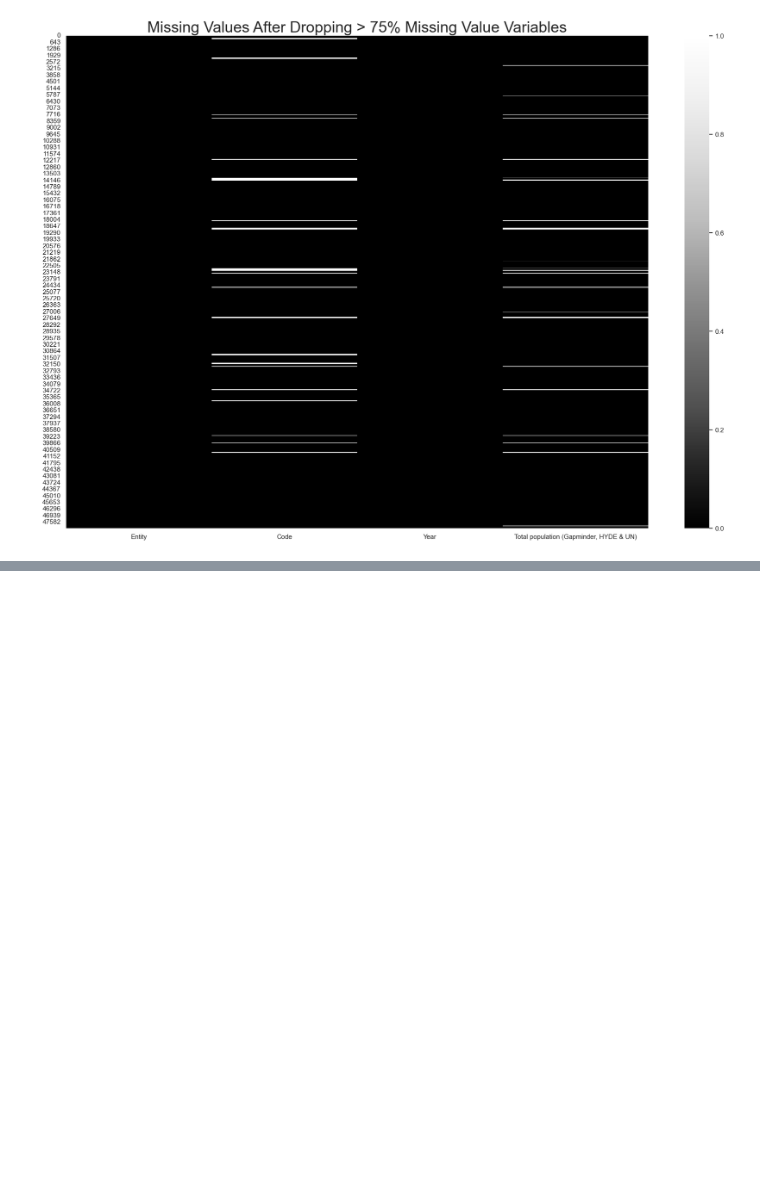
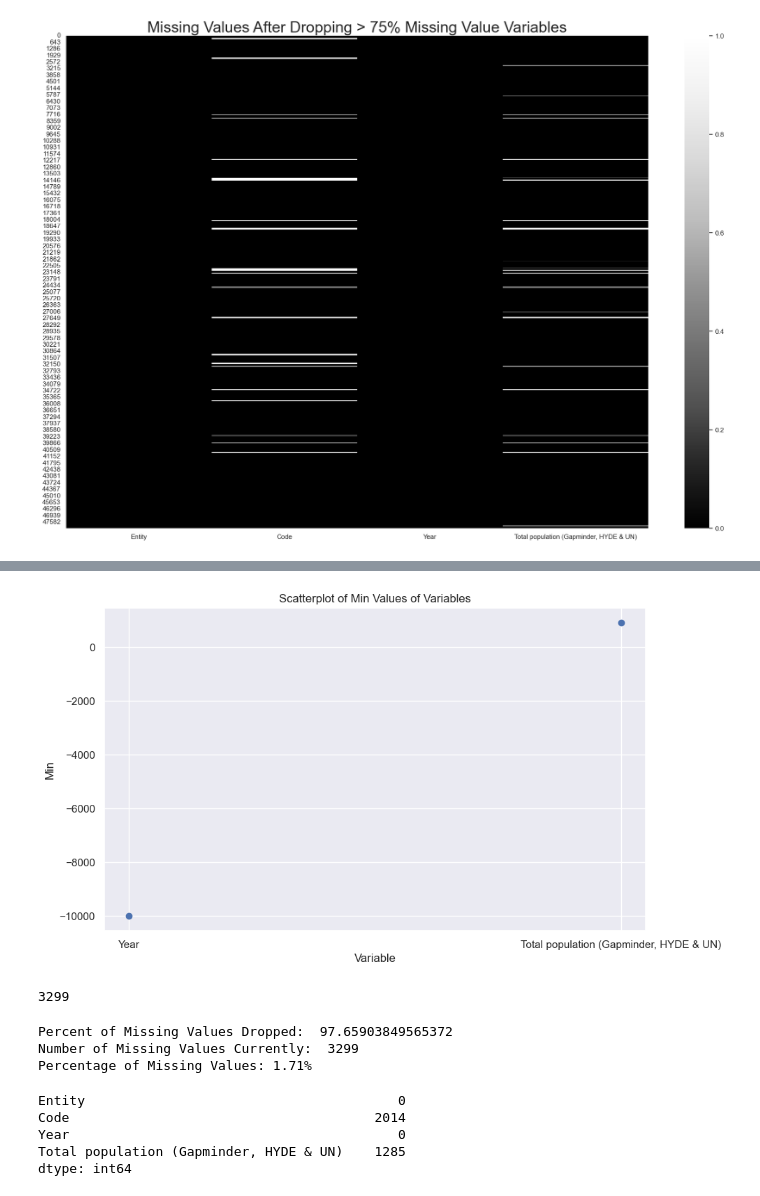
Before and after one commit to sba23416/SBA23416_StrategicThinkingCA2, a Jupyter notebook: Per-Capita-Plastic-Waste-Vs-Gdp-Per-Capita-Final.ipynb, the cells around one changed output, grey strips where cells are left out. Drawn from its saved outputs; the diff is of its cells as text; code cells hidden in the pictures; blank space fills up the shorter version.

```diff
--- a/Per-Capita-Plastic-Waste-Vs-Gdp-Per-Capita-Final.ipynb
+++ b/Per-Capita-Plastic-Waste-Vs-Gdp-Per-Capita-Final.ipynb
@@ -361,0 +413,34 @@ plt.show()
+# %%
+fig, ax = plt.subplots(figsize=(10,6))
+ax.scatter(summary["Variable"], summary["Min"])
+ax.set_xlabel("Variable")
+ax.set_ylabel("Min")
+ax.set_title("Scatterplot of Min Values of Variables")
+plt.show();
+# %% [output]
+[figure, added]
+# %%
+GB_df.isnull().sum().sum()
+# %% [output]
+3299
+# %%
+GB_percent = ((140925 - 3299)/140925) * 100
+print("Percent of Missing Values Dropped: ", GB_percent)
+total_data = GB_df.size
+total_missing_values = GB_df.isnull().sum().sum()
+
+percentage_missing = (total_missing_values / total_data) * 100
+print(f"Number of Missing Values Currently: ", total_missing_values)
+print(f"Percentage of Missing Values: {percentage_missing:.2f}%")
+# %% [output]
+Percent of Missing Values Dropped:  97.65903849565372
+Number of Missing Values Currently:  3299
+Percentage of Missing Values: 1.71%
+# %%
+GB_df.isnull().sum()
+# %% [output]
+Entity                                        0
+Code                                       2014
+Year                                          0
+Total population (Gapminder, HYDE & UN)    1285
+dtype: int64
```
Also changed, not shown: parts of 16 cells of this notebook.
